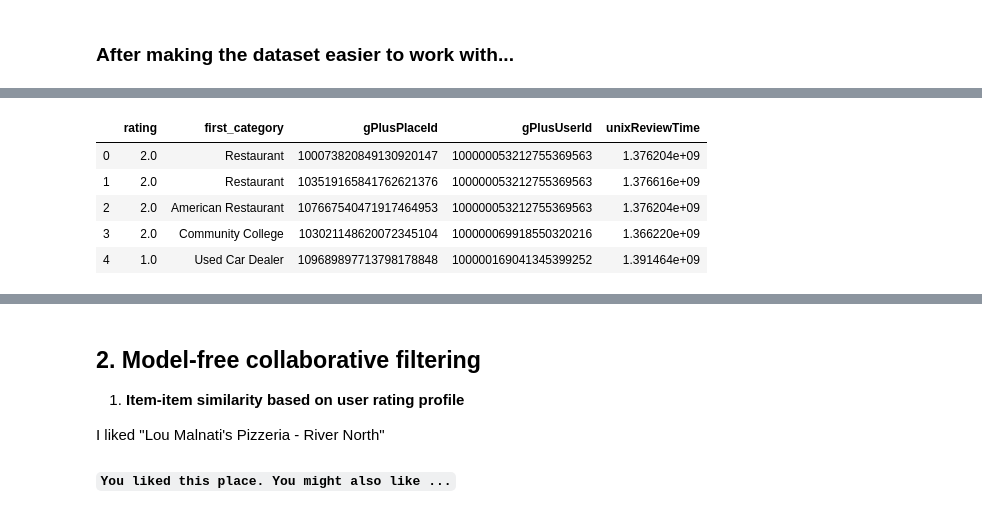
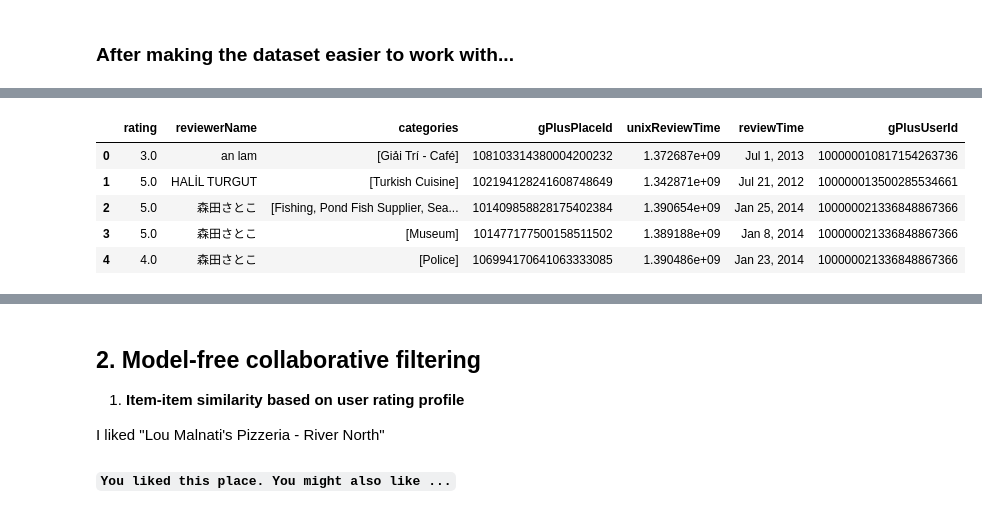
Before and after one commit to agnesbao/google_local, a Jupyter notebook: google_local_recommender.ipynb, the cells around one changed output, grey strips where cells are left out. Saved outputs shown, nothing was run; the diff lists cells and outputs as text; code cells hidden in the pictures.

```diff
--- a/google_local_recommender.ipynb
+++ b/google_local_recommender.ipynb
@@ -93,13 +92,13 @@ places.head()
 # %%
-reviews = pd.read_csv("data/reviews_sub.csv")
+reviews = dd.read_parquet("data/reviews_*.parquet")
 reviews.head()
 # %% [output]
-|  | rating | first_category | gPlusPlaceId | gPlusUserId | unixReviewTime |
-| 0 | 2.0 | Restaurant | 100073820849130920147 | 100000053212755369563 | 1.376204e+09 |
-| 1 | 2.0 | Restaurant | 103519165841762621376 | 100000053212755369563 | 1.376616e+09 |
-| 2 | 2.0 | American Restaurant | 107667540471917464953 | 100000053212755369563 | 1.376204e+09 |
-| 3 | 2.0 | Community College | 103021148620072345104 | 100000069918550320216 | 1.366220e+09 |
-| 4 | 1.0 | Used Car Dealer | 109689897713798178848 | 100000169041345399252 | 1.391464e+09 |
+|  | rating | reviewerName | categories | gPlusPlaceId | unixReviewTime | reviewTime | gPlusUserId |
+| 0 | 3.0 | an lam | [Giải Trí - Café] | 108103314380004200232 | 1.372687e+09 | Jul 1, 2013 | 100000010817154263736 |
+| 1 | 5.0 | HALİL TURGUT | [Turkish Cuisine] | 102194128241608748649 | 1.342871e+09 | Jul 21, 2012 | 100000013500285534661 |
+| 2 | 5.0 | 森田さとこ | [Fishing, Pond Fish Supplier, Sea... | 101409858828175402384 | 1.390654e+09 | Jan 25, 2014 | 100000021336848867366 |
+| 3 | 5.0 | 森田さとこ | [Museum] | 101477177500158511502 | 1.389188e+09 | Jan 8, 2014 | 100000021336848867366 |
+| 4 | 4.0 | 森田さとこ | [Police] | 106994170641063333085 | 1.390486e+09 | Jan 23, 2014 | 100000021336848867366 |
 # %% [markdown]
 ## 1. Popularity based recommender
 I'm a new user searching for restaurants in 70 miles around (42.0480, -87.6843)...
```
Also changed, not shown: parts of 14 cells of this notebook, 7 other files.
